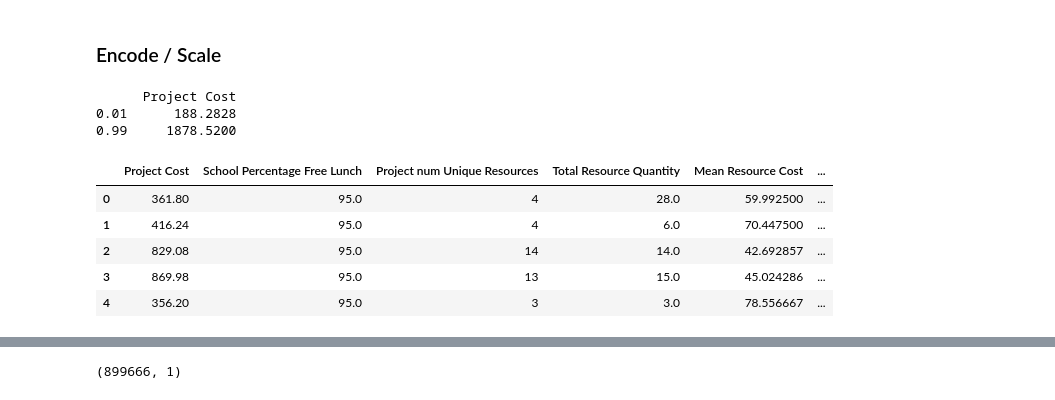
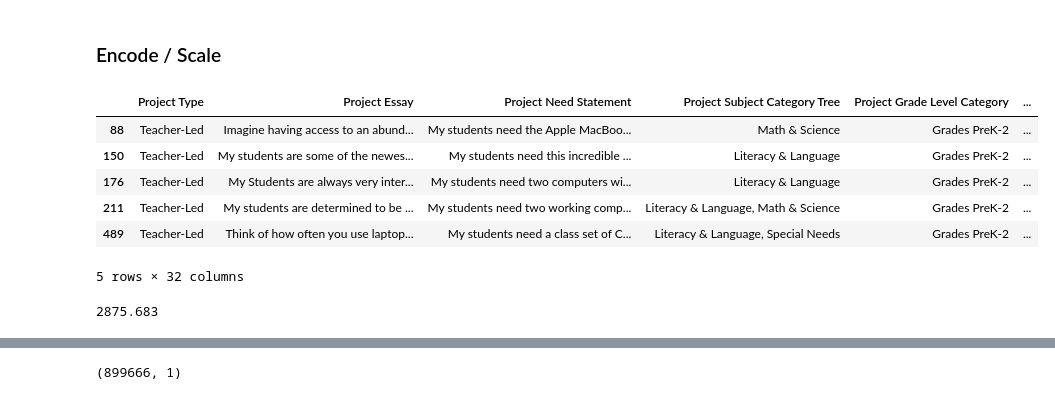
Before and after one commit to Mikhail-Naumov/Donors_Choose, a Jupyter notebook: Donor_Eda.ipynb, the cells around one changed output, grey strips where cells are left out. Cells and saved outputs as stored; diff of their text form; code cells hidden in the pictures.

```diff
--- a/Donor_Eda.ipynb
+++ b/Donor_Eda.ipynb
@@ -173 +177,13 @@ num_cols = ['Project Cost', 'School Percentage Free Lunch',
+# %%
+bg_df = df[df['Project Cost']>3000].copy(deep=True)
+# %%
+bg_df.head()
+# %% [output]
+|  | Project Type | Project Essay | Project Need Statement | Project Subject Category Tree | Project Grade Level Category | ... |
+| 88 | Teacher-Led | Imagine having access to an abund... | My students need the Apple MacBoo... | Math & Science | Grades PreK-2 | ... |
+| 150 | Teacher-Led | My students are some of the newes... | My students need this incredible ... | Literacy & Language | Grades PreK-2 | ... |
+| 176 | Teacher-Led | My Students are always very inter... | My students need two computers wi... | Literacy & Language | Grades PreK-2 | ... |
+| 211 | Teacher-Led | My students are determined to be ... | My students need two working comp... | Literacy & Language, Math & Science | Grades PreK-2 | ... |
+| 489 | Teacher-Led | Think of how often you use laptop... | My students need a class set of C... | Literacy & Language, Special Needs | Grades PreK-2 | ... |
+5 rows × 32 columns
 # %%
@@ -175,9 +190,0 @@ filt_df = df[['Project Cost']]
-# %%
-low = .01
-high = .99
-quant_df = filt_df.quantile([low, high])
-print(quant_df)
-# %% [output]
-      Project Cost
-0.01      188.2828
-0.99     1878.5200
@@ -187,12 +191,7 @@ filt_df = filt_df.apply(lambda x: x[(x>quant_df.loc[low,x.name]) &
-# %%
-df[num_cols].head()
-# %% [output]
-|  | Project Cost | School Percentage Free Lunch | Project num Unique Resources | Total Resource Quantity | Mean Resource Cost | ... |
-| 0 | 361.80 | 95.0 | 4 | 28.0 | 59.992500 | ... |
-| 1 | 416.24 | 95.0 | 4 | 6.0 | 70.447500 | ... |
-| 2 | 829.08 | 95.0 | 14 | 14.0 | 42.692857 | ... |
-| 3 | 869.98 | 95.0 | 13 | 15.0 | 45.024286 | ... |
-| 4 | 356.20 | 95.0 | 3 | 3.0 | 78.556667 | ... |
+# %%
+filt_df['Project Cost'].quantile(0.99)
+# %% [output]
+2875.683
 # %%
 df.shape
 # %% [output]
```
Also changed, not shown: parts of 4 cells of this notebook.
